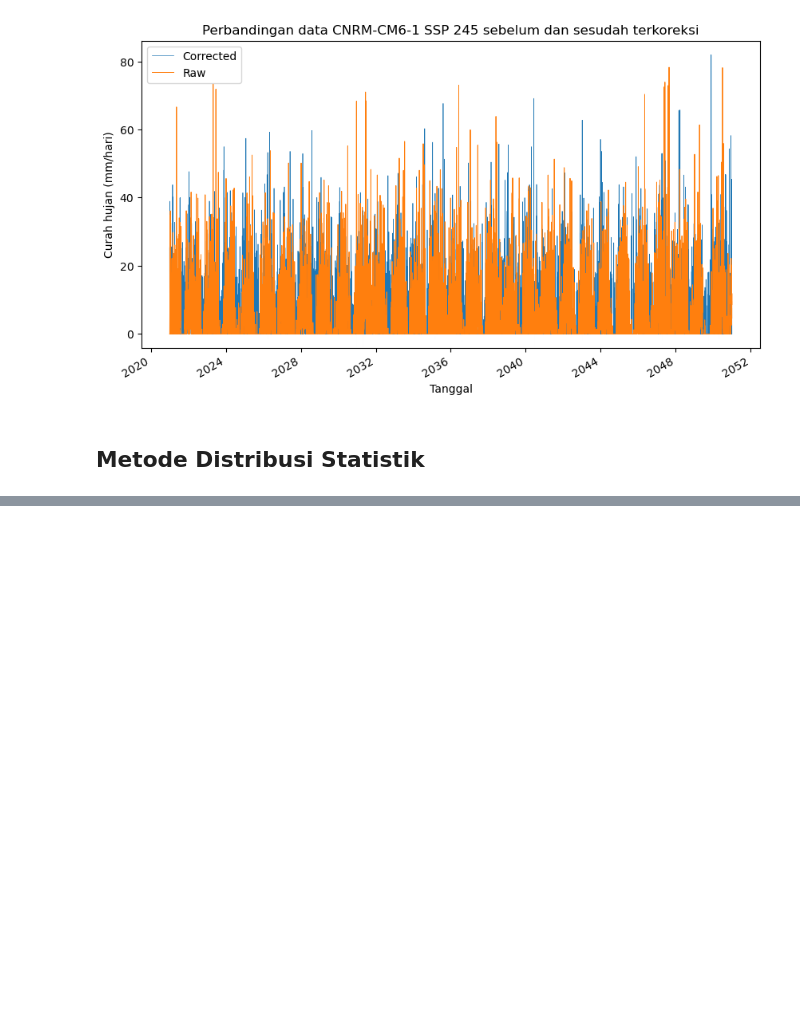
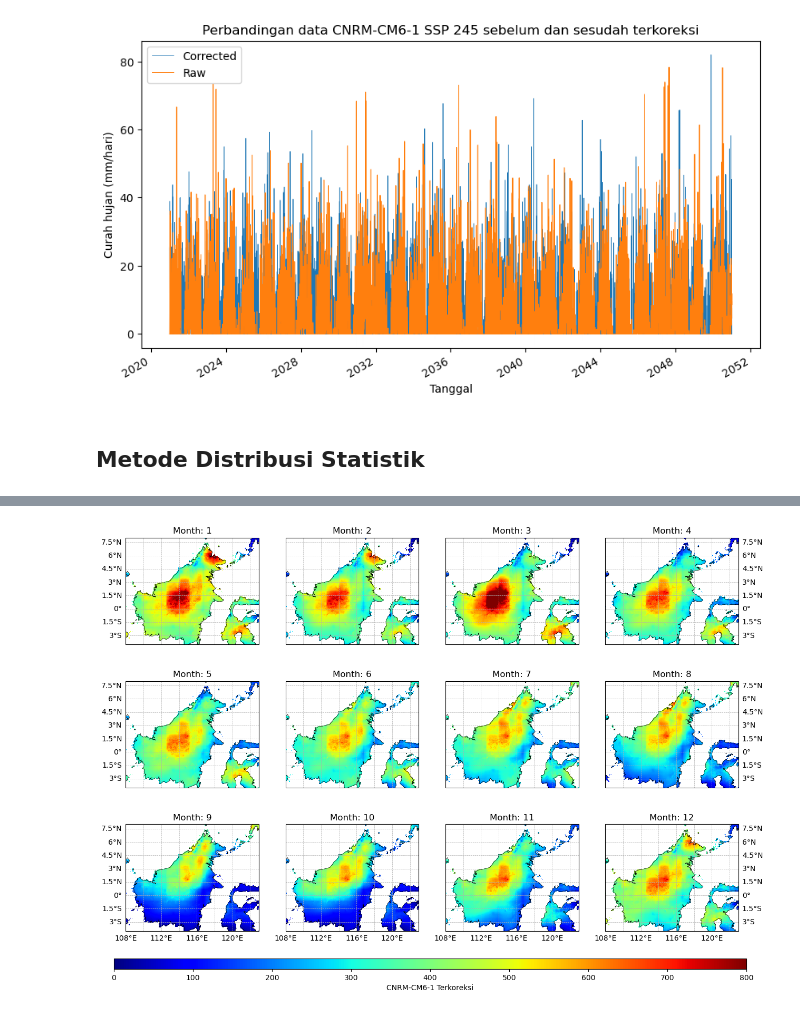
Before and after one commit to agungbaruna/modul-pemodelan-iklim, a Jupyter notebook: notebook/bias-correction.ipynb, the cells around one changed output, grey strips where cells are left out. Saved outputs shown, nothing was run; the diff lists cells and outputs as text; code cells hidden in the pictures; blank space fills up the shorter version.

```diff
--- a/notebook/bias-correction.ipynb
+++ b/notebook/bias-correction.ipynb
@@ -157,0 +397,46 @@ plt.show()
+# %%
+# 10. Membandingkan data Baseline sebelum dan sesudah terkoreksi secara klimatologi
+
+# Jumlahkan curah hujan setiap bulan untuk setiap tahun
+resample_bsl_corrected_monthly = resample_bsl_corrected.resample(time='M').sum(skipna=False)
+resample_bsl_landmask = resample_bsl.pr.where(non_nan_mask[0])
+resample_bsl_monthly = resample_bsl_landmask.resample(time='M').sum(skipna=False)
+chp_monthly = chp.pr.resample(time='M').sum(skipna=False)
+
+# Rata-rata klimatologi bulanan
+resample_bsl_corrected_monthly_mean = resample_bsl_corrected_monthly.groupby('time.month').mean(dim='time')
+resample_bsl_monthly_mean = resample_bsl_monthly.groupby('time.month').mean(dim='time')
+chp_monthly_mean = chp_monthly.groupby('time.month').mean(dim='time')
+# %%
+def create_clim_plot(data, label):
+    # Create a subplot of spatial plots for each month
+    fig, axes = plt.subplots(3, 4, figsize=(15, 10), subplot_kw={'projection': ccrs.PlateCarree()})
+    for month, ax in zip(range(1, 13), axes.ravel()):
+        month_data = data.sel(month=month)
+        month_data.plot.imshow(ax=ax, cmap='jet', add_colorbar=False, transform=ccrs.PlateCarree(), vmin = 0, vmax = 800)
+
+        # Menambahkan judul grafik dan garis pantai
+        ax.set_title(f'Month: {month}')
+        ax.coastlines(linewidth=0.5)
+
+        # Menambahkan garis lintang dan bujur
+        gl = ax.gridlines(draw_labels=True, linestyle='--', linewidth=0.5)
+
+        # Menghilangkan label untuk beberapa plot agar tidak terlalu padat
+        if month in [2, 3, 4, 6, 7, 8, 10, 11, 12]:
+            gl.left_labels = False
+        if month in [1, 2, 3, 4, 5, 6, 7, 8]:
+            gl.bottom_labels = False
+        if month not in [4, 8, 12]:
+            gl.right_labels = False
+        gl.top_labels = False
+
+    # Menambahkan colorbar
+    cbar_ax = fig.add_axes([0.11, 0.05, 0.8, 0.02])  # Left, bottom, width, height.
+    fig.colorbar(ax.images[0], cax=cbar_ax, orientation='horizontal', label=label)
+
+    plt.show()
+# %%
+create_clim_plot(resample_bsl_corrected_monthly_mean, 'CNRM-CM6-1 Terkoreksi')
+# %% [output]
+[figure, added]
```
Also changed, not shown: parts of 23 cells of this notebook, 5 other files.
